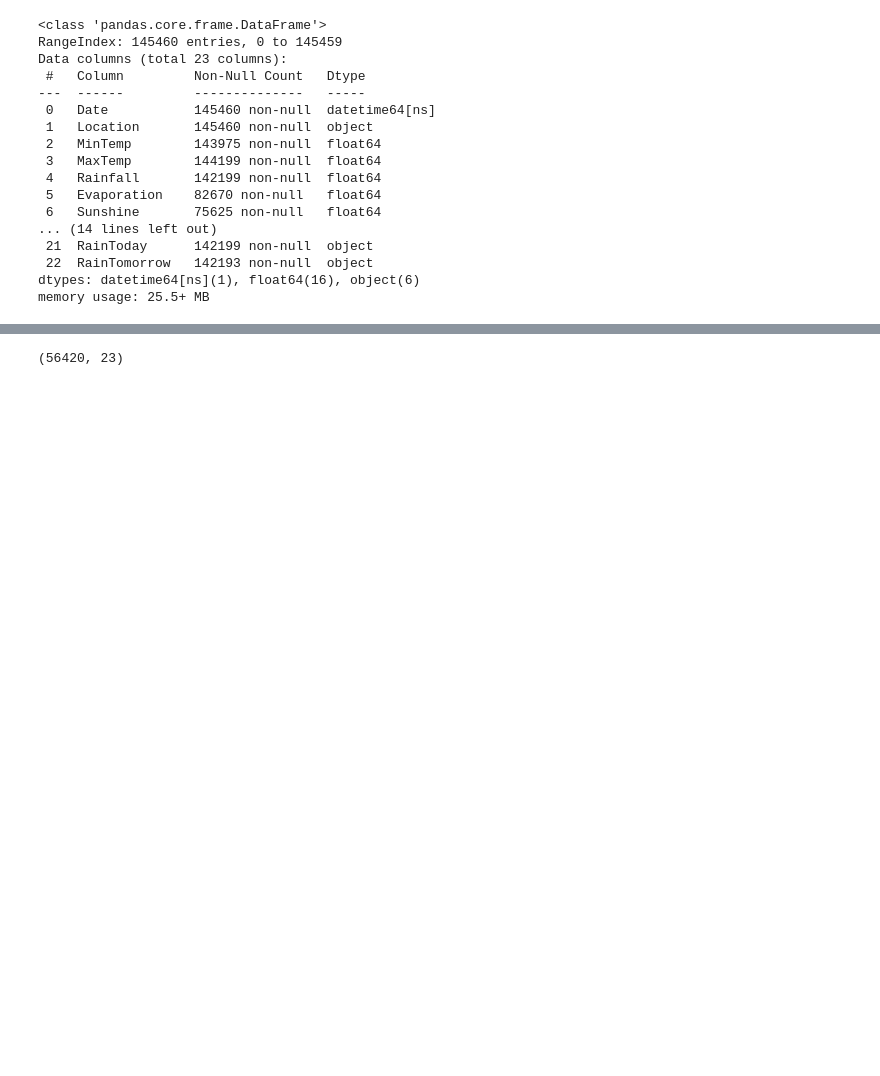
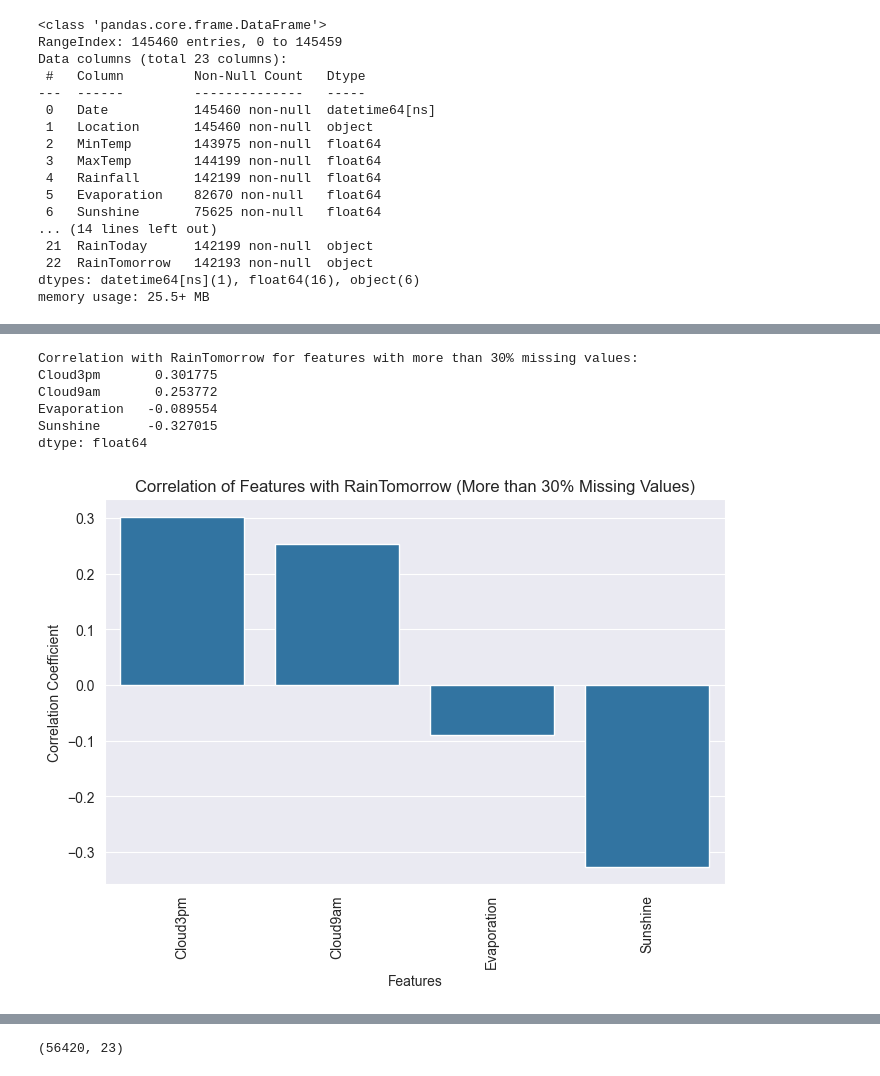
Before and after one commit to asif851/WeatherAus_Prediction, a Jupyter notebook: analysis.ipynb, the cells around one changed output, grey strips where cells are left out. Drawn from its saved outputs; the diff is of its cells as text; code cells hidden in the pictures; blank space fills up the shorter version.

```diff
--- a/analysis.ipynb
+++ b/analysis.ipynb
@@ -153,0 +259,43 @@ memory usage: 25.5+ MB
+# %%
+# Step 1: Identify features with more than 30% missing values
+missing_percentage = df.isnull().mean() * 100
+features_with_na_30 = missing_percentage[missing_percentage > 30].index
+
+# Step 2: Handle missing values by filling them (e.g., with -1 or 0 for categorical, or mean for numeric)
+data = df.copy()
+for feature in features_with_na_30:
+    # If the feature is categorical, you can fill it with -1 or other placeholder
+    if data[feature].dtype == 'object':  # For categorical features
+        data[feature] = data[feature].fillna('Missing')  # Use 'Missing' as a placeholder
+    else:  # For numeric features
+        data[feature] = data[feature].fillna(data[feature].mean())  # Fill with mean or median
+
+# Step 3: Encode 'RainTomorrow' if necessary (assuming 'RainTomorrow' is categorical)
+data['RainTomorrow'] = data['RainTomorrow'].map({'Yes': 1, 'No': 0})
+
+# Step 4: Calculate the correlation with 'RainTomorrow' for these features
+correlation_matrix = data[features_with_na_30].corrwith(data['RainTomorrow']).sort_values(ascending=False)
+
+# Step 5: Display the correlation values
+print("Correlation with RainTomorrow for features with more than 30% missing values:")
+print(correlation_matrix)
+
+# Optional: Visualize the correlation values
+import seaborn as sns
+import matplotlib.pyplot as plt
+
+plt.figure(figsize=(8, 5))
+sns.barplot(x=correlation_matrix.index, y=correlation_matrix.values)
+plt.xticks(rotation=90)
+plt.title("Correlation of Features with RainTomorrow (More than 30% Missing Values)")
+plt.ylabel("Correlation Coefficient")
+plt.xlabel("Features")
+plt.show()
+# %% [output]
+Correlation with RainTomorrow for features with more than 30% missing values:
+Cloud3pm       0.301775
+Cloud9am       0.253772
+Evaporation   -0.089554
+Sunshine      -0.327015
+dtype: float64
+[figure, added]
```
Also changed, not shown: parts of 16 cells of this notebook.
